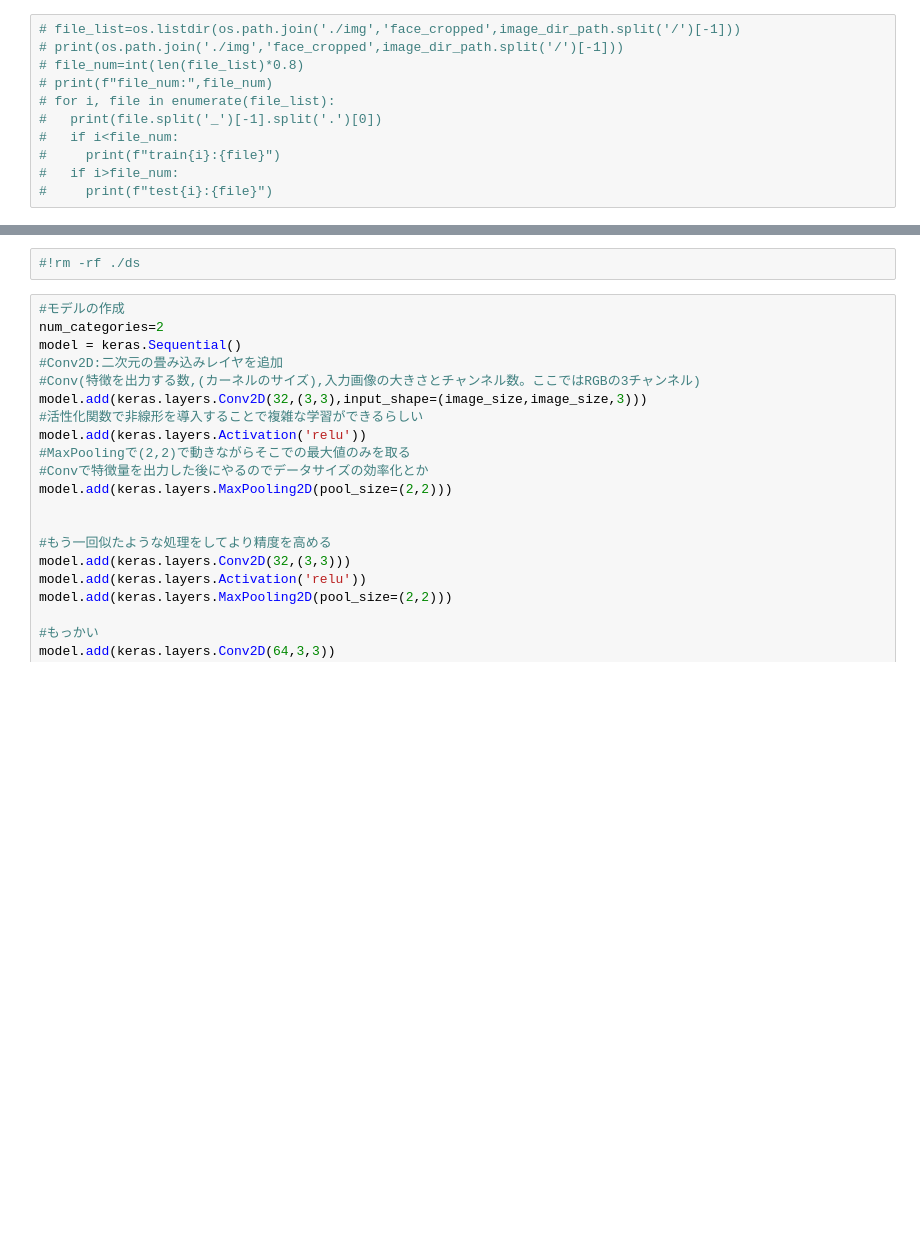
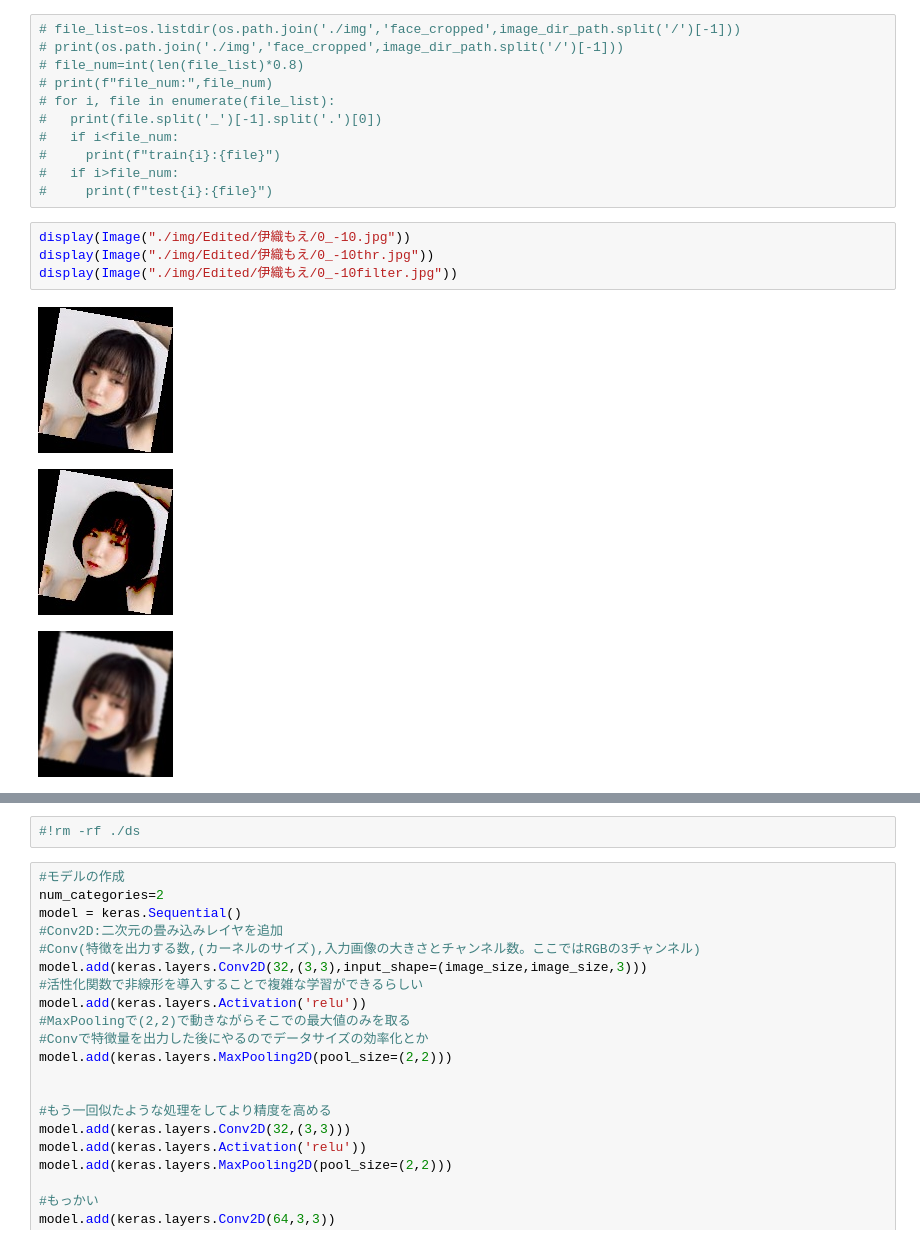
Before and after one commit to nematatu/Colab-Python, a Jupyter notebook: kasoon_colab.ipynb, the cells around one changed output, grey strips where cells are left out. Saved outputs shown, nothing was run; the diff lists cells and outputs as text; blank space fills up the shorter version.

```diff
--- a/kasoon_colab.ipynb
+++ b/kasoon_colab.ipynb
@@ -197,6 +244,14 @@ train:36
 #     print(f"train{i}:{file}")
 #   if i>file_num:
 #     print(f"test{i}:{file}")
+# %%
+display(Image("./img/Edited/伊織もえ/0_-10.jpg"))
+display(Image("./img/Edited/伊織もえ/0_-10thr.jpg"))
+display(Image("./img/Edited/伊織もえ/0_-10filter.jpg"))
+# %% [output]
+[figure, added]
+[figure, added]
+[figure, added]
 # %%
 #画像ディレクトリの読み込み
 
```
Also changed, not shown: parts of 15 cells of this notebook.
